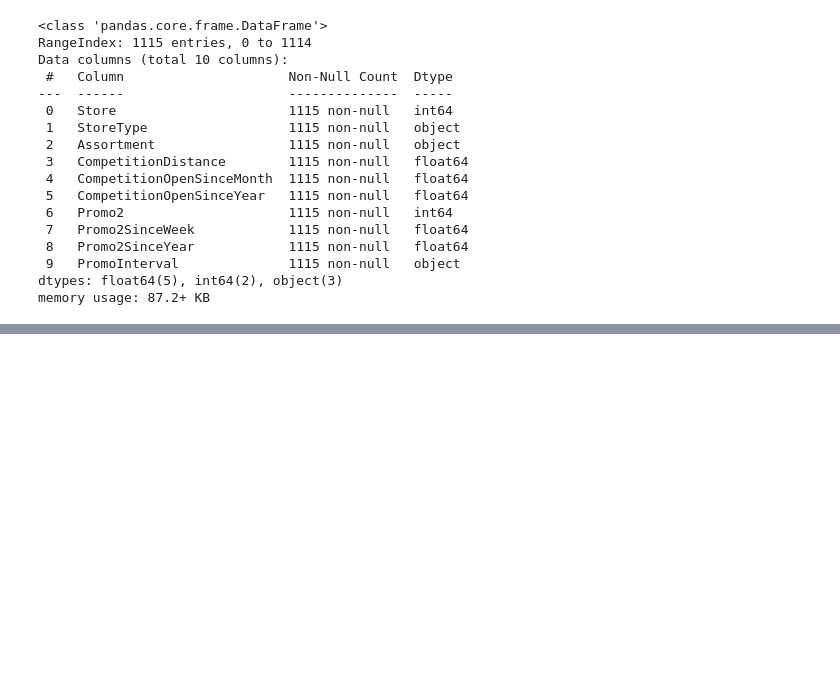
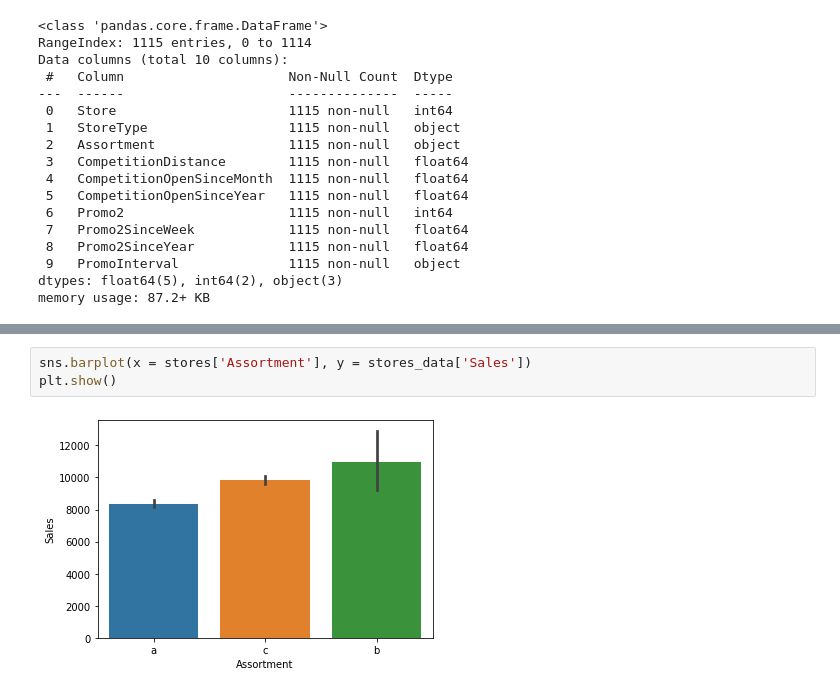
Before and after one commit to rashmi-biswas/ML_Regression_Sales_Prediction, a Jupyter notebook: Rossmann_Sales_Prediction_Capstone_Project.ipynb, the cells around one changed output, grey strips where cells are left out. Drawn from its saved outputs; the diff is of its cells as text; blank space fills up the shorter version.

```diff
--- a/Rossmann_Sales_Prediction_Capstone_Project.ipynb
+++ b/Rossmann_Sales_Prediction_Capstone_Project.ipynb
@@ -413,0 +466,5 @@ memory usage: 87.2+ KB
+# %%
+sns.barplot(x = stores['Assortment'], y = stores_data['Sales'])
+plt.show()
+# %% [output]
+[figure, added]
```
Also changed, not shown: parts of 31 cells of this notebook.
